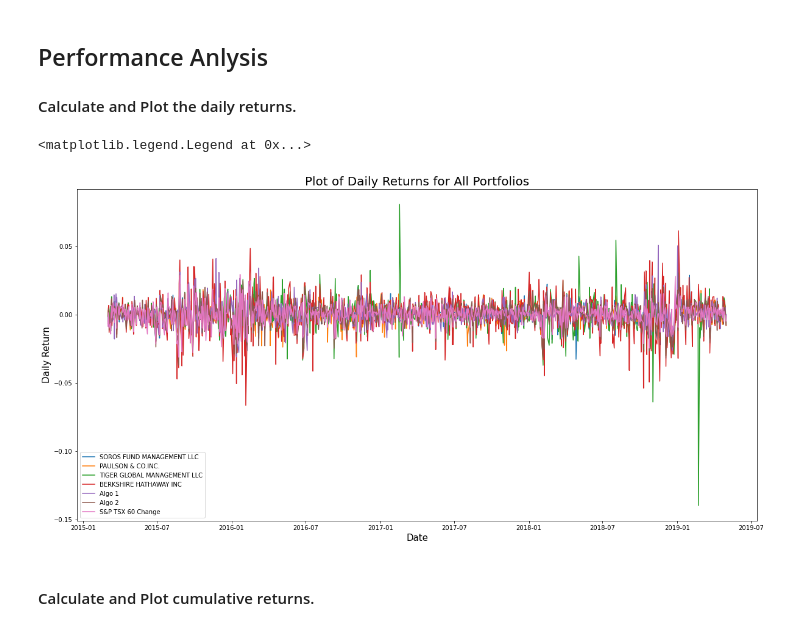
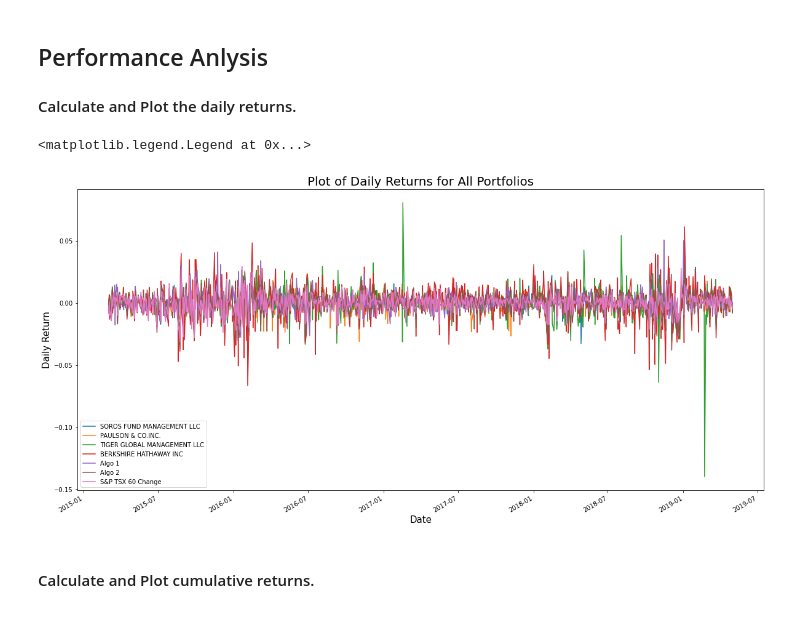
Before and after one commit to nomadic-me/Whale-Off-The-Portfolio, a Jupyter notebook: whale_analysis.ipynb, the cells around one changed output. Drawn from its saved outputs; the diff is of its cells as text; code cells hidden in the pictures.

```diff
--- a/whale_analysis.ipynb
+++ b/whale_analysis.ipynb
@@ -343,31 +343,13 @@ In this section, you will calculate and visualize performance and risk metrics f
 #### Calculate and Plot the daily returns.
 # %%
 # Plot daily returns of all portfolios
-
-#plt.figure(figsize=(20,10))
-#x = df['Date']
-#y = df['Price']
-#plt.plot(x,y)
-#plt.title('Price of Golds',fontsize=20)
-#plt.xlabel('Date')
-#plt.ylabel('Price')
-
-
-plt.figure(figsize=(20,10))
-portfolio_items = list(df_consolidated.columns)
-portfolio_items.remove('Date')
-portfolio_items.remove('S&P TSX 60 Close')
-
-for portfolio_item in portfolio_items:
-    plt.plot(list(df_consolidated['Date']), list(df_consolidated[portfolio_item]))
-
-
+df_consolidated.plot(figsize=(20,10))
 plt.title('Plot of Daily Returns for All Portfolios', fontsize=20)
 plt.xlabel('Date', fontsize=15)
 plt.ylabel('Daily Return', fontsize=15)
 plt.legend(portfolio_items, loc="lower left", fontsize=10)
 # %% [output]
 <matplotlib.legend.Legend at 0x...>
-[figure, old version]
+[figure, new version]
 # %% [markdown]
 #### Calculate and Plot cumulative returns.
```
Also changed, not shown: parts of 2 cells of this notebook.
